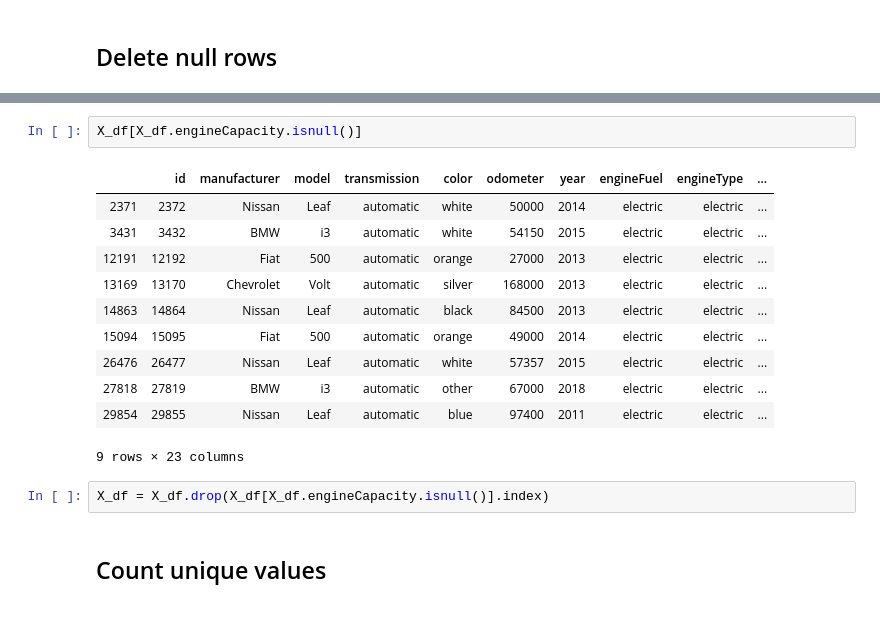
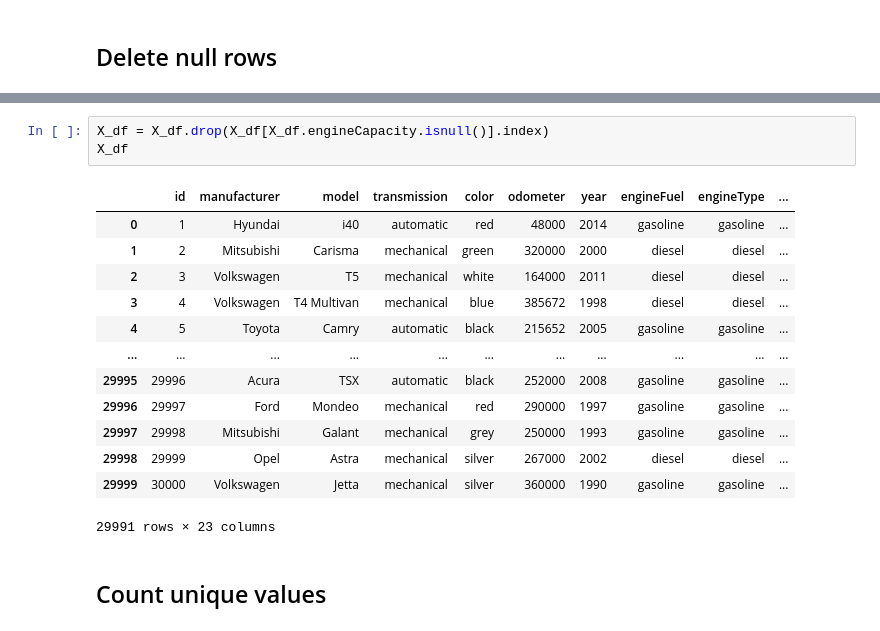
Before and after one commit to felixnguyen678/Statistical-Inference-Project, a Jupyter notebook: main.ipynb, the cells around one changed output, grey strips where cells are left out. Cells and saved outputs as stored; diff of their text form.

```diff
--- a/Linear Regression/main.ipynb
+++ b/main.ipynb
@@ -70,19 +82,20 @@ dtype: int64
 # %%
-X_df[X_df.engineCapacity.isnull()]
+X_df = X_df.drop(X_df[X_df.engineCapacity.isnull()].index)
+X_df
 # %% [output]
 |  | id | manufacturer | model | transmission | color | odometer | year | engineFuel | engineType | ... |
-| 2371 | 2372 | Nissan | Leaf | automatic | white | 50000 | 2014 | electric | electric | ... |
-| 3431 | 3432 | BMW | i3 | automatic | white | 54150 | 2015 | electric | electric | ... |
-| 12191 | 12192 | Fiat | 500 | automatic | orange | 27000 | 2013 | electric | electric | ... |
-| 13169 | 13170 | Chevrolet | Volt | automatic | silver | 168000 | 2013 | electric | electric | ... |
-| 14863 | 14864 | Nissan | Leaf | automatic | black | 84500 | 2013 | electric | electric | ... |
-| 15094 | 15095 | Fiat | 500 | automatic | orange | 49000 | 2014 | electric | electric | ... |
-| 26476 | 26477 | Nissan | Leaf | automatic | white | 57357 | 2015 | electric | electric | ... |
-| 27818 | 27819 | BMW | i3 | automatic | other | 67000 | 2018 | electric | electric | ... |
-| 29854 | 29855 | Nissan | Leaf | automatic | blue | 97400 | 2011 | electric | electric | ... |
+| 0 | 1 | Hyundai | i40 | automatic | red | 48000 | 2014 | gasoline | gasoline | ... |
+| 1 | 2 | Mitsubishi | Carisma | mechanical | green | 320000 | 2000 | diesel | diesel | ... |
+| 2 | 3 | Volkswagen | T5 | mechanical | white | 164000 | 2011 | diesel | diesel | ... |
+| 3 | 4 | Volkswagen | T4 Multivan | mechanical | blue | 385672 | 1998 | diesel | diesel | ... |
+| 4 | 5 | Toyota | Camry | automatic | black | 215652 | 2005 | gasoline | gasoline | ... |
+| ... | ... | ... | ... | ... | ... | ... | ... | ... | ... | ... |
+| 29995 | 29996 | Acura | TSX | automatic | black | 252000 | 2008 | gasoline | gasoline | ... |
+| 29996 | 29997 | Ford | Mondeo | mechanical | red | 290000 | 1997 | gasoline | gasoline | ... |
+| 29997 | 29998 | Mitsubishi | Galant | mechanical | grey | 250000 | 1993 | gasoline | gasoline | ... |
+| 29998 | 29999 | Opel | Astra | mechanical | silver | 267000 | 2002 | diesel | diesel | ... |
+| 29999 | 30000 | Volkswagen | Jetta | mechanical | silver | 360000 | 1990 | gasoline | gasoline | ... |
-9 rows × 23 columns
+29991 rows × 23 columns
-# %%
-X_df = X_df.drop(X_df[X_df.engineCapacity.isnull()].index)
 # %% [markdown]
 ## Count unique values
 # %%
```
Also changed, not shown: parts of 13 cells of this notebook, 1 other file.
